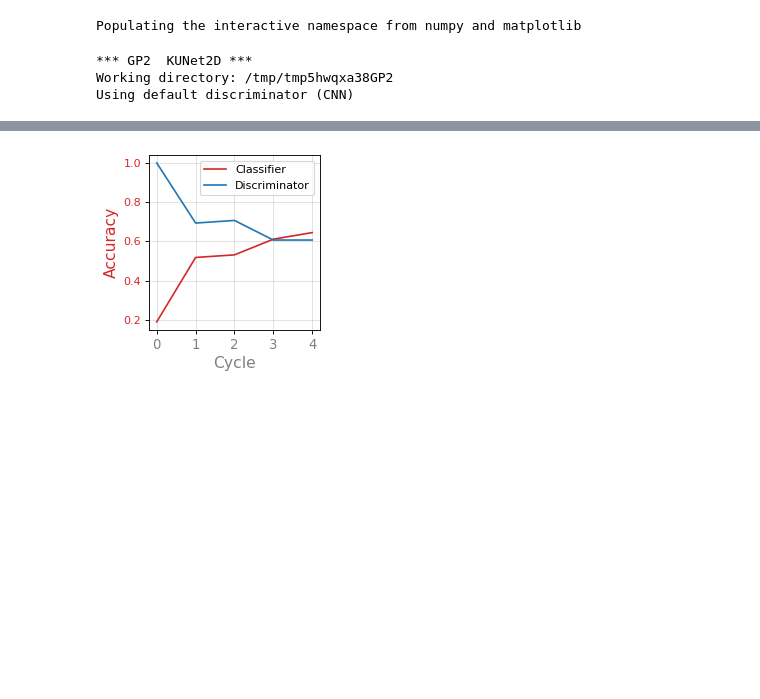
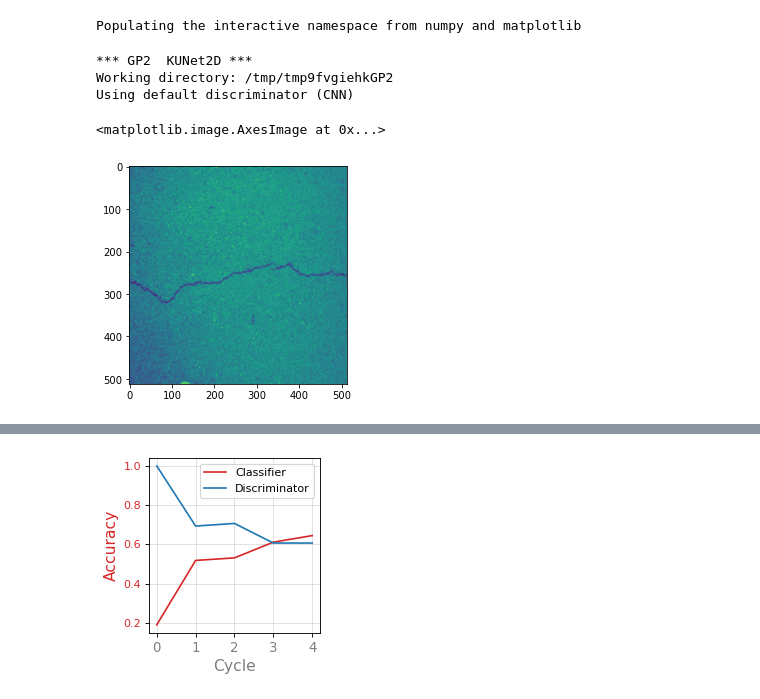
Before and after one commit to RyanZurrin/gp2, a Jupyter notebook: _EXPERIMENTS/GP2/GP2_KUNET2D_TESTING.ipynb, the cells around one changed output, grey strips where cells are left out. Cells and saved outputs as stored; diff of their text form; code cells hidden in the pictures; blank space fills up the shorter version.

```diff
--- a/_EXPERIMENTS/GP2/GP2_KUNET2D_TESTING.ipynb
+++ b/_EXPERIMENTS/GP2/GP2_KUNET2D_TESTING.ipynb
@@ -14,14 +14,14 @@ from keras import losses, metrics
 from tensorflow.keras import optimizers
 # %%
 R = Runner(classifier='kunet2d',
-           filter_num=[16, 32, 64, 128, 256, 512, 1024],
-           stack_num_down=3,
-           stack_num_up=3,
+           filter_num=[16, 32, 64, 128, 256, 512],
+           stack_num_down=2,
+           stack_num_up=2,
            activation='ReLU',
            output_activation='Sigmoid',
            batch_norm=True,
-           pool=True,
-           unpool=True,
+           pool=False,
+           unpool=False,
            weights='imagenet',
            optimizer=None, # default is optimizers.Adam(learning_rate=1e-3)
            loss=None, # default is losses.binary_crossentropy
@@ -29,12 +29,14 @@ R = Runner(classifier='kunet2d',
           )
 # %% [output]
 *** GP2  KUNet2D ***
-Working directory: /tmp/tmp5hwqxa38GP2
+Working directory: /tmp/tmp9fvgiehkGP2
 Using default discriminator (CNN)
 # %%
 # load our larger toy dataset (10k images and masks)
-images = np.load('/hpcstor6/scratch01/r/ryan.zurrin001/GP2TOYEXAMPLE_LARGE/images.npy')
-masks = np.load('/hpcstor6/scratch01/r/ryan.zurrin001/GP2TOYEXAMPLE_LARGE/masks.npy')
+images = np.load('/hpcstor6/scratch01/p/poornendu.pabbati001/crack_segmentation_dataset/Crack_images_final.npy')
+masks = np.load('/hpcstor6/scratch01/p/poornendu.pabbati001/crack_segmentation_dataset/Crack_masks_final.npy')
-# %%
-images = images[:5000]
-masks = masks[:5000]
+# %%
+imshow(images[0])
+# %% [output]
+<matplotlib.image.AxesImage at 0x...>
+[figure, added]
```
Also changed, not shown: parts of 6 cells of this notebook, 25 other files.
